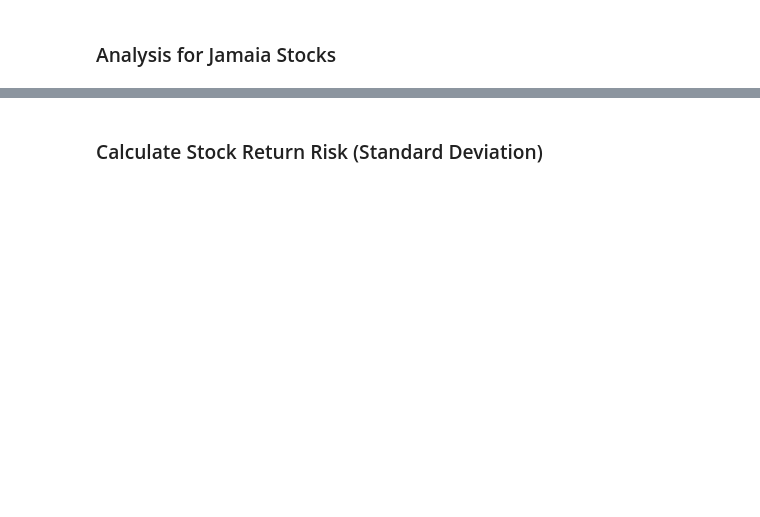
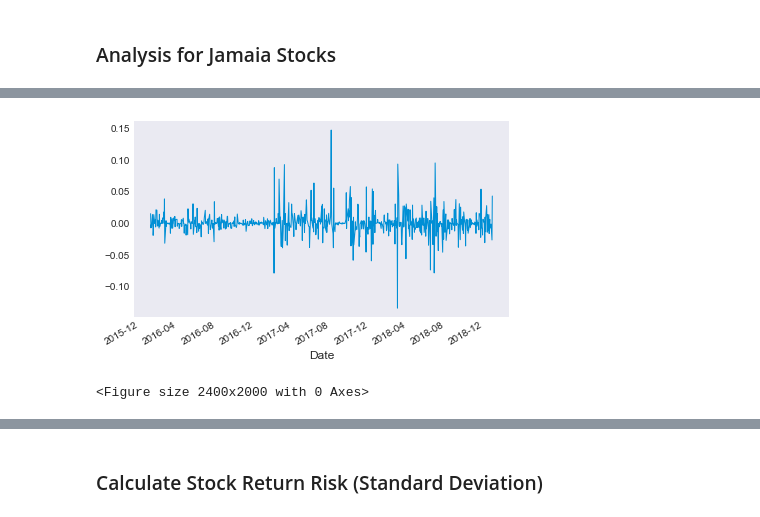
Before and after one commit to romwhyte/jsestockanalysis, a Jupyter notebook: stock analysis.ipynb, the cells around one changed output, grey strips where cells are left out. Cells and saved outputs as stored; diff of their text form; code cells hidden in the pictures; blank space fills up the shorter version.

```diff
--- a/stock analysis.ipynb
+++ b/stock analysis.ipynb
@@ -147,11 +237,14 @@ rate_return.tail()
 # %%
 #Sample of rate of return
-sym = 'SJ'
+sym = 'CAR'
 
-rate_return[sym].plot()
+rate_return[sym].plot(lw=1)
 plt.figure(figsize=(30,25), dpi=80, facecolor='w', edgecolor='k')
 plt.rcParams.update({'font.size': 10})
 plt.show()
+# %% [output]
+[figure, added]
+<Figure size 2400x2000 with 0 Axes>
 # %%
 
 
```
Also changed, not shown: parts of 53 cells of this notebook, 1 other file.
